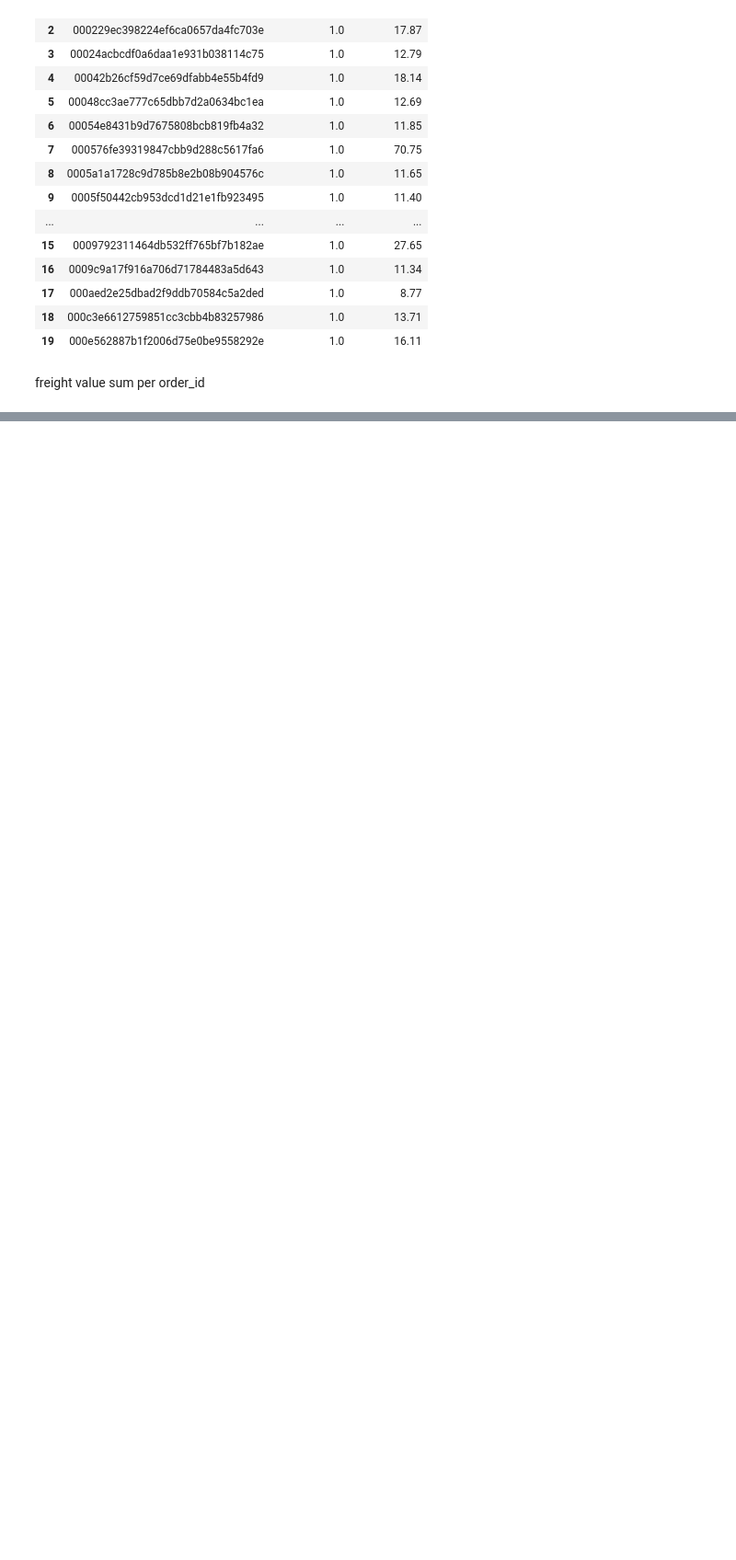
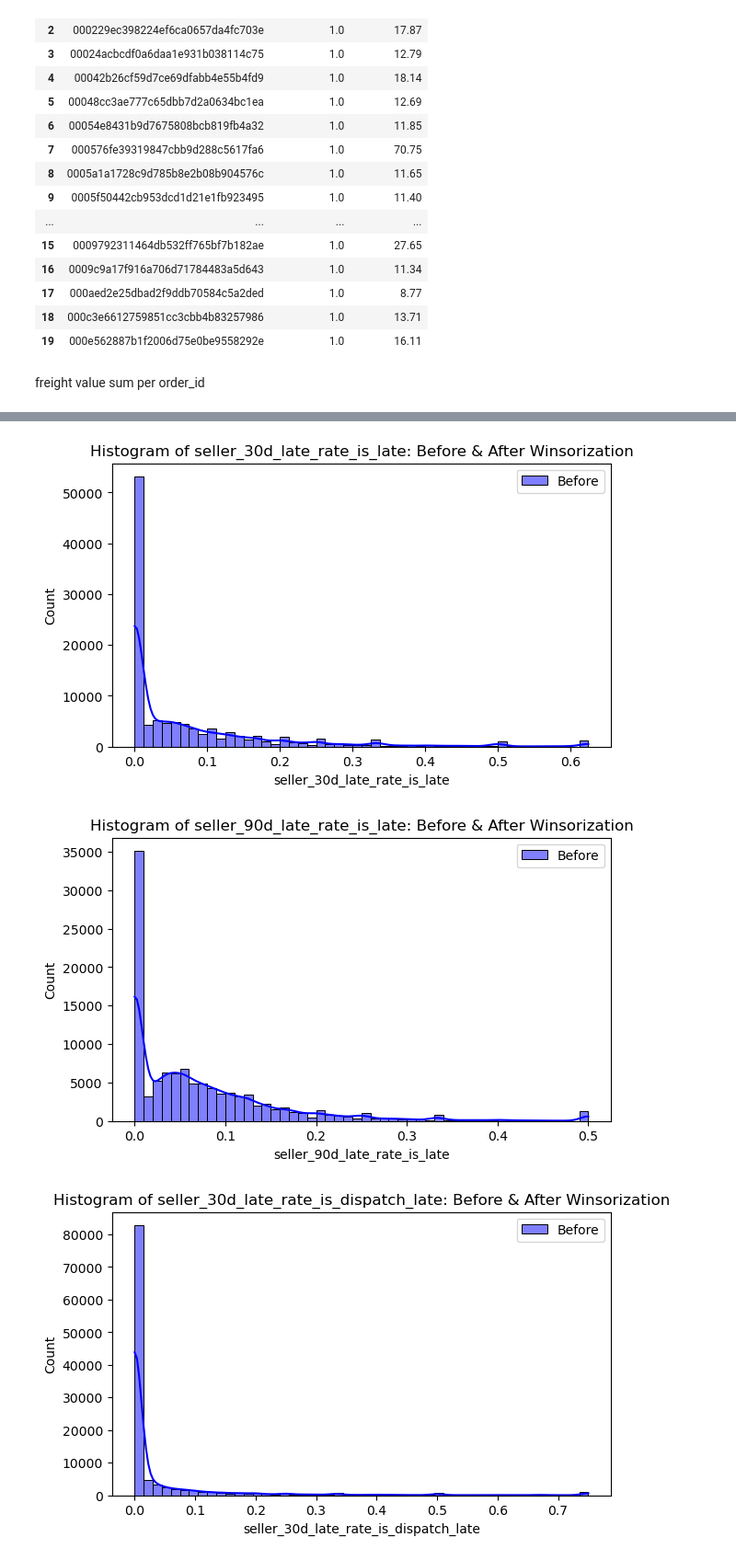
Before and after one commit to RioPramana21/Final-Project-Olist, a Jupyter notebook: preparation_notebooks/Olist ML_Jo.ipynb, the cells around one changed output, grey strips where cells are left out. Shown at 92% size. Cells and saved outputs as stored; diff of their text form; code cells hidden in the pictures; blank space fills up the shorter version.

```diff
--- a/preparation_notebooks/Olist ML_Jo.ipynb
+++ b/preparation_notebooks/Olist ML_Jo.ipynb
@@ -358,0 +377,11 @@ merged_df.head(20)
+# %%
+for col in numerical_features:
+    plt.figure(figsize=(7, 4))
+    sns.histplot(df[col], bins=50, kde=True, color='blue', label='Before', alpha=0.5)
+    plt.legend()
+    plt.title(f'Histogram of {col}: Before & After Winsorization')
+    plt.show()
+# %% [output]
+[figure, added]
+[figure, added]
+[figure, added]
```
Also changed, not shown: parts of 15 cells of this notebook, 2 other files.
